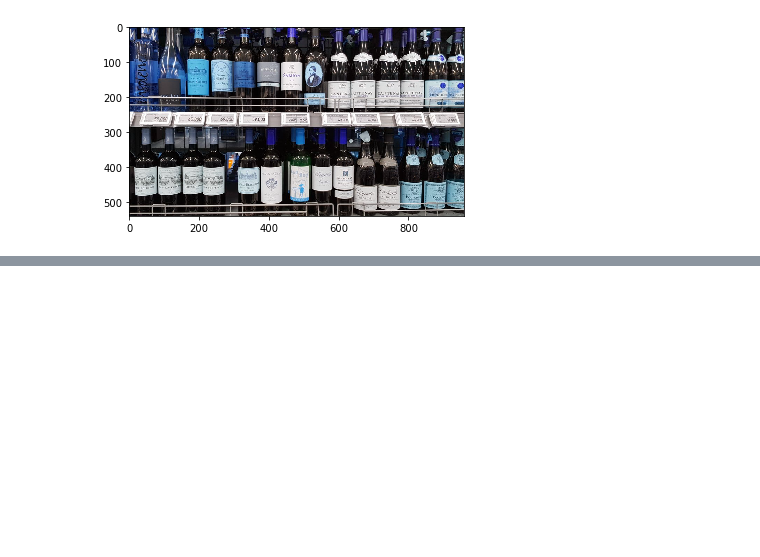
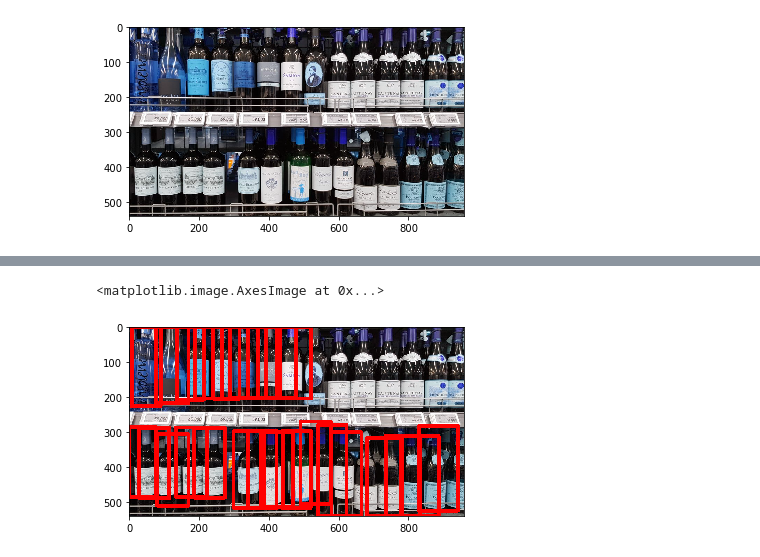
Before and after one commit to dajinstory/AI_Bartender, a Jupyter notebook: deep_learning/3_api/bartender/src/modules/detector/test.ipynb, the cells around one changed output, grey strips where cells are left out. Drawn from its saved outputs; the diff is of its cells as text; code cells hidden in the pictures; blank space fills up the shorter version.

```diff
--- a/deep_learning/3_api/bartender/src/modules/detector/test.ipynb
+++ b/deep_learning/3_api/bartender/src/modules/detector/test.ipynb
@@ -46,6 +50,4 @@ result
 # %%
+canvas = image.copy()
 for i in range(len(result)):
-    if result[i]['label'] == 'Bottle':
-        target = image[result[i]['r']:result[i]['r']+result[i]['len_r'] , result[i]['c']:result[i]['c']+result[i]['len_c']]
-        plt.imshow(target)
-        plt.show()
+    cv2.rectangle(canvas, (result[i]['c'], result[i]['r']), (result[i]['c']+result[i]['len_c'], result[i]['r'] + result[i]['len_r']), (255,0,0), 10)
@@ -65,0 +54,5 @@ for i in range(len(result)):
+# %%
+plt.imshow(canvas)
+# %% [output]
+<matplotlib.image.AxesImage at 0x...>
+[figure, added]
```
Also changed, not shown: parts of 5 cells of this notebook, 4 other files.
